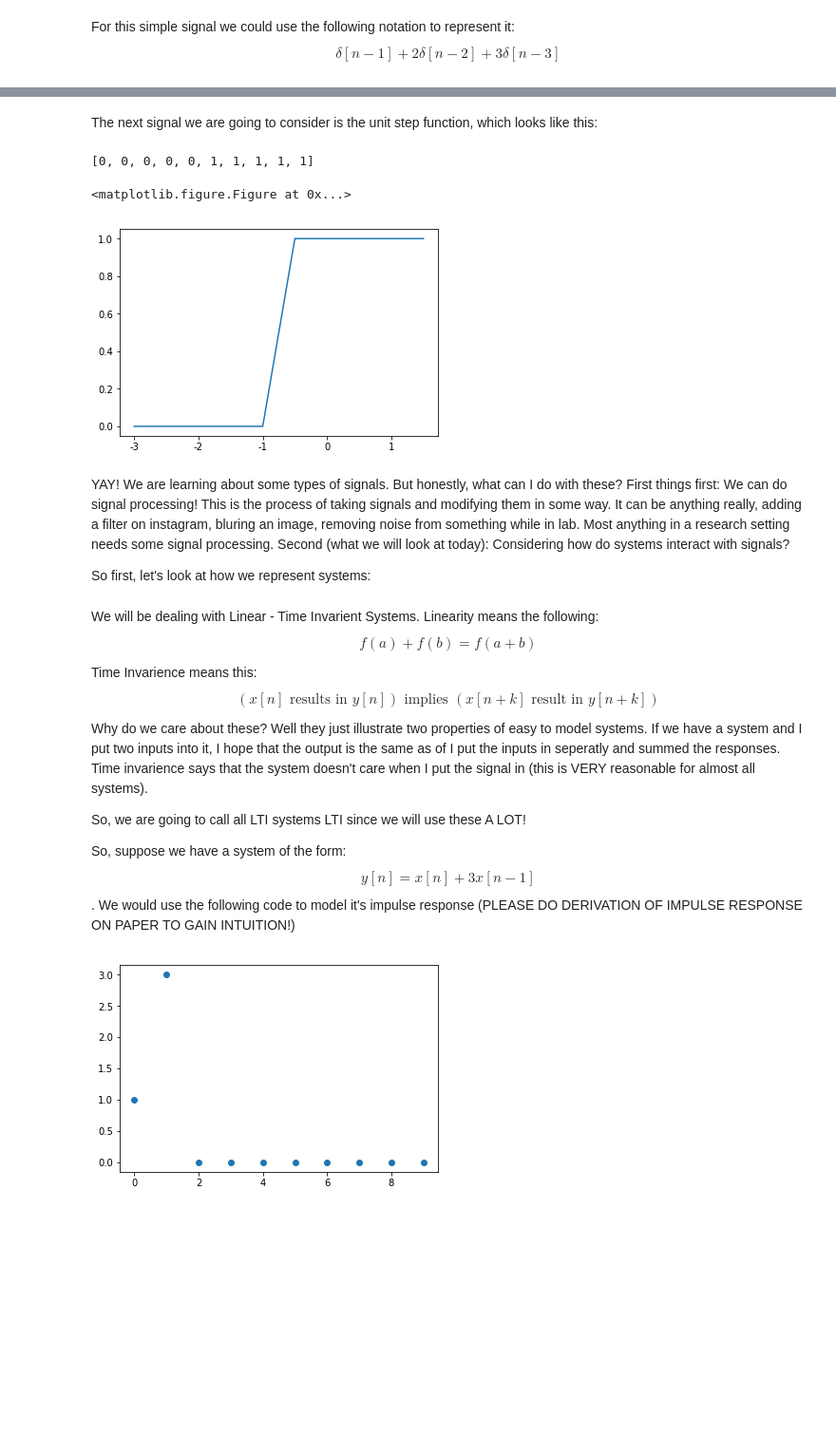
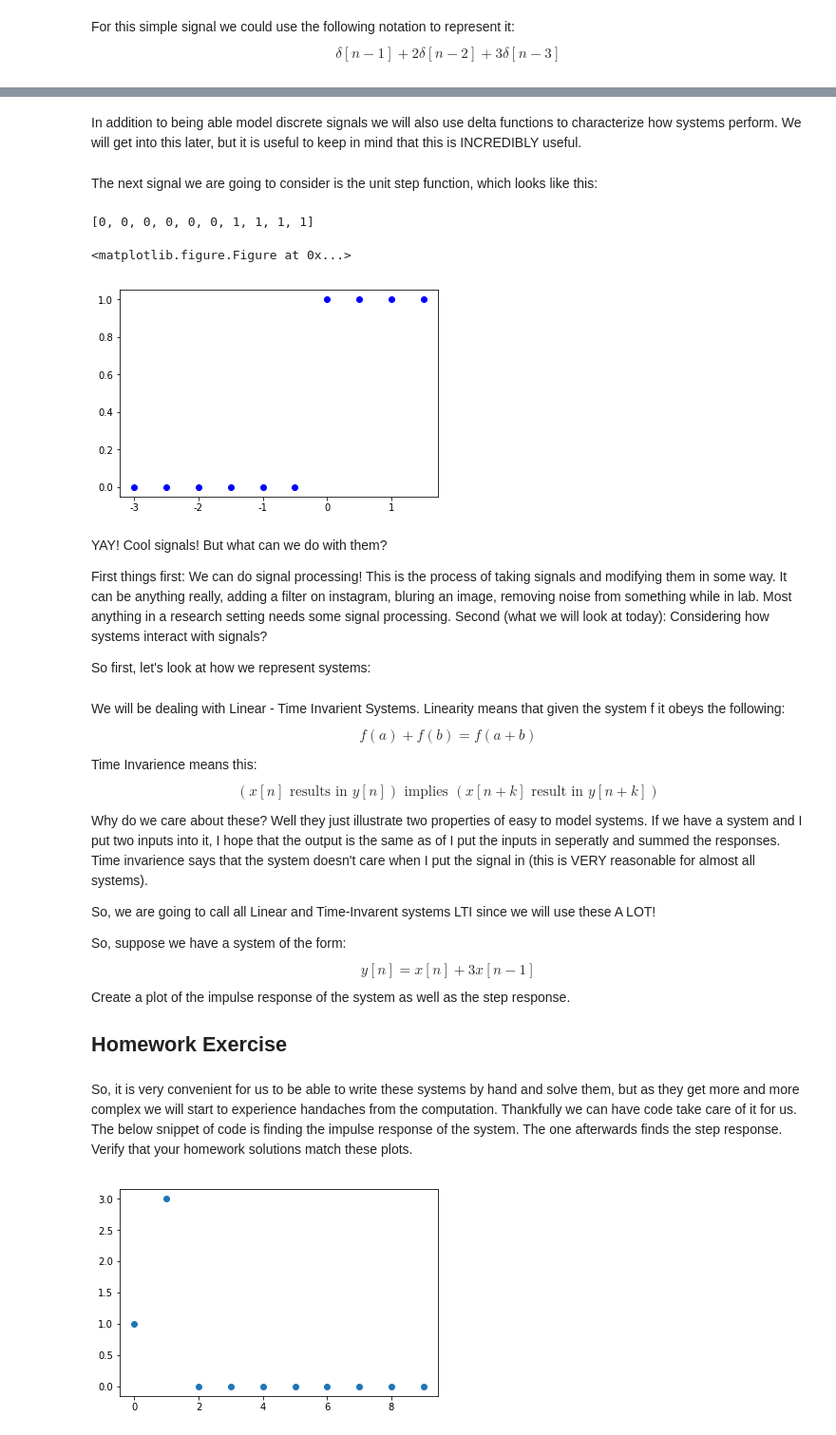
Before and after one commit to alexsludds/MIT-6.058-Notebook, a Jupyter notebook: 1 - Install and Intro.ipynb, the cells around one changed output, grey strips where cells are left out. Shown: that part at 95% size. Drawn from its saved outputs; the diff is of its cells as text; code cells hidden in the pictures; blank space fills up the shorter version.

```diff
--- a/1 - Install and Intro.ipynb
+++ b/1 - Install and Intro.ipynb
@@ -58,26 +106,29 @@ $$ \text{signal} = \sum_{i=\infty}^{\infty}a_{i}\delta[n-i]$$
+# %% [markdown]
+In addition to being able model discrete signals we will also use delta functions to characterize how systems perform. We will get into this later, but it is useful to keep in mind that this is INCREDIBLY useful.
 # %% [markdown]
 The next signal we are going to consider is the unit step function, which looks like this:
 # %%
-impulse = [1 if x >= 0 else 0  for x in range(-5,5)]
-print impulse
+impulse = [1 if x > 0 else 0  for x in range(-5,5)]
+print(impulse)
 plt.figure()
 fig, ax = plt.subplots()
-plt.plot(impulse)
+plt.plot(impulse,'bo')
 ax.set_xticklabels(range(-4,len(impulse)-4))
 plt.show()
 # %% [output]
-[0, 0, 0, 0, 0, 1, 1, 1, 1, 1]
+[0, 0, 0, 0, 0, 0, 1, 1, 1, 1]
 <matplotlib.figure.Figure at 0x...>
-[figure, old version]
+[figure, new version]
 # %% [markdown]
-YAY! We are learning about some types of signals. But honestly, what can I do with these?
+YAY! Cool signals! But what can we do with them?
+
 First things first: We can do signal processing! This is the process of taking signals and modifying them in some way. It can be anything really, adding a filter on instagram, bluring an image, removing noise from something while in lab. Most anything in a research setting needs some signal processing.
-Second (what we will look at today): Considering how do systems interact with signals?
+Second (what we will look at today): Considering how systems interact with signals?
 
 So first, let's look at how we represent systems:
 # %% [markdown]
 We will be dealing with Linear - Time Invarient Systems.
-Linearity means the following:
+Linearity means that given the system f it obeys the following:
 $$ f(a) + f(b) = f(a+b) $$
 
 Time Invarience means this:
@@ -85,8 +136,10 @@ $$ (x[n] \text{ results in  } y[n]) \text{  implies  } (x[n+k] \text{  result in
 
 Why do we care about these? Well they just illustrate two properties of easy to model systems. If we have a system and I put two inputs into it, I hope that the output is the same as of I put the inputs in seperatly and summed the responses. Time invarience says that the system doesn't care when I put the signal in (this is VERY reasonable for almost all systems).
 
-So, we are going to call all LTI systems LTI since we will use these A LOT!
+So, we are going to call all Linear and Time-Invarent systems LTI since we will use these A LOT!
 
 So, suppose we have a system of the form:
-$$ y[n] = x[n] + 3x[n-1]$$.
-We would use the following code to model it's impulse response (PLEASE DO DERIVATION OF IMPULSE RESPONSE ON PAPER TO GAIN INTUITION!)
+$$ y[n] = x[n] + 3x[n-1]$$
+Create a plot of the impulse response of the system as well as the step response.
+
+## Homework Exercise
@@ -93,3 +154,5 @@ We would use the following code to model it's impulse response (PLEASE DO DERIVA
+# %% [markdown]
+So, it is very convenient for us to be able to write these systems by hand and solve them, but as they get more and more complex we will start to experience handaches from the computation. Thankfully we can have code take care of it for us. The below snippet of code is finding the impulse response of the system. The one afterwards finds the step response. Verify that your homework solutions match these plots.
 # %%
 xs = [1,3,0]
 ys = [1,0,0]
```
Also changed, not shown: parts of 38 cells of this notebook, 2 other files.
